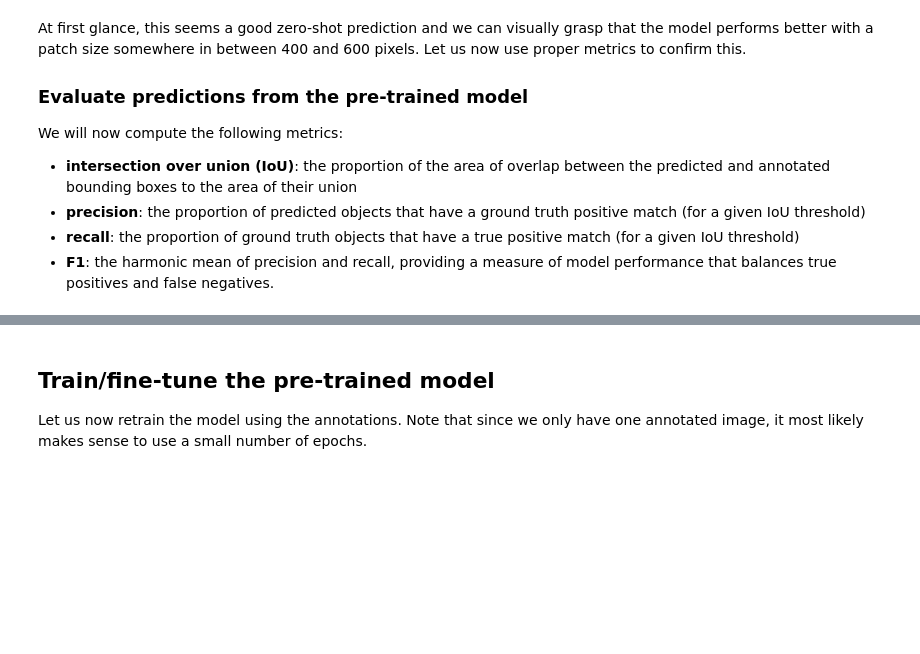
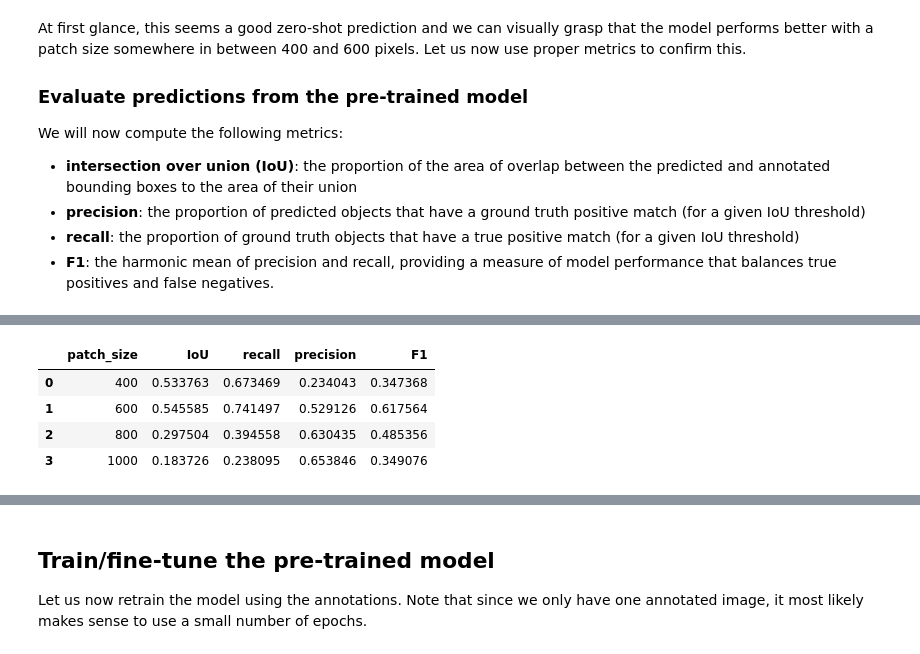
Before and after one commit to martibosch/swiss-urban-trees, a Jupyter notebook: notebooks/train-crown.ipynb, the cells around one changed output, grey strips where cells are left out. Drawn from its saved outputs; the diff is of its cells as text; code cells hidden in the pictures; blank space fills up the shorter version.

```diff
--- a/notebooks/train-crown.ipynb
+++ b/notebooks/train-crown.ipynb
@@ -136 +125,12 @@ FutureWarning: The behavior of DataFrame concatenation with empty or all-NA entr
+# %%
+eval_df = deepforest_utils.multiscale_eval_df(
+    pred_gdf, annot_gdf, tile_dir, compute_f1=True
+)
+eval_df
+# %% [output]
+|  | patch_size | IoU | recall | precision | F1 |
+| 0 | 400 | 0.533763 | 0.673469 | 0.234043 | 0.347368 |
+| 1 | 600 | 0.545585 | 0.741497 | 0.529126 | 0.617564 |
+| 2 | 800 | 0.297504 | 0.394558 | 0.630435 | 0.485356 |
+| 3 | 1000 | 0.183726 | 0.238095 | 0.653846 | 0.349076 |
 # %% [markdown]
```
Also changed, not shown: parts of 9 cells of this notebook, 2 other files.
